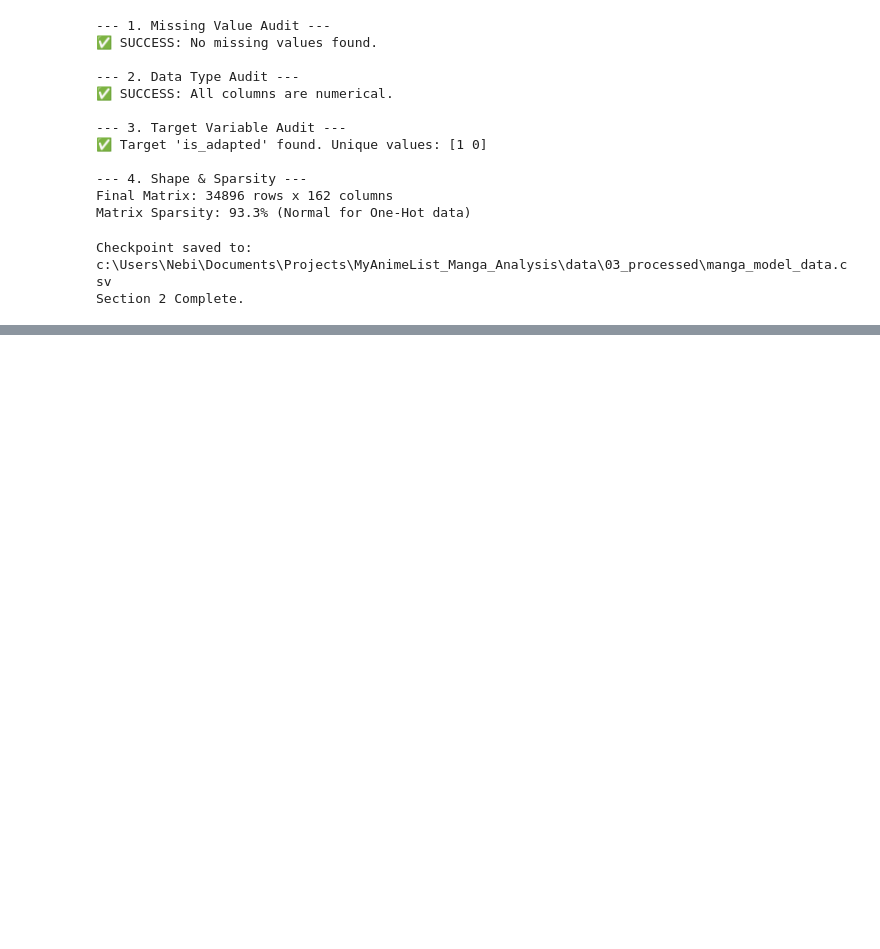
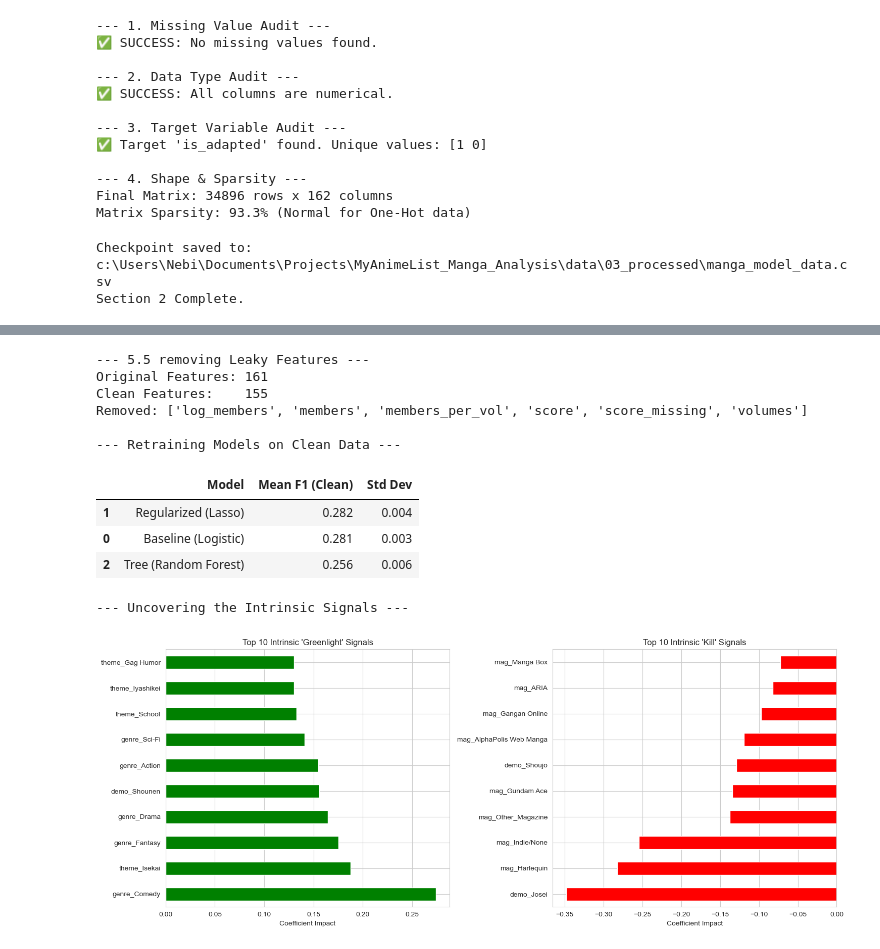
Before and after one commit to kennethyyoung/MyAnimeList_Manga_Analysis, a Jupyter notebook: notebooks/analysis.ipynb, the cells around one changed output, grey strips where cells are left out. Cells and saved outputs as stored; diff of their text form; code cells hidden in the pictures; blank space fills up the shorter version.

```diff
--- a/notebooks/analysis.ipynb
+++ b/notebooks/analysis.ipynb
@@ -1532,0 +1793,79 @@ Section 2 Complete.
+# %%
+print("--- 5.5 removing Leaky Features ---")
+
+# Remove anything related to Popularity, Quality (Score), or Longevity (Volumes)
+leaky_cols = [
+    'log_members', 'members', 'members_per_vol',
+    'score', 'score_missing',
+    'volumes'
+]
+
+# Ensure we only drop what exists
+drop_list = [c for c in leaky_cols if c in X.columns]
+X_clean = X.drop(columns=drop_list)
+
+print(f"Original Features: {X.shape[1]}")
+print(f"Clean Features:    {X_clean.shape[1]}")
+print(f"Removed: {drop_list}")
+
+
+print("\n--- Retraining Models on Clean Data ---")
+
+# We re-use the same model definitions, just fitting on X_clean
+clean_results = []
+
+for name, pipeline in models.items():
+    # Cross-Validate
+    scores = cross_val_score(pipeline, X_clean, y, cv=cv, scoring='f1', n_jobs=-1)
+
+    clean_results.append({
+        "Model": name,
+        "Mean F1 (Clean)": scores.mean(),
+        "Std Dev": scores.std()
+    })
+
+# Show the Drop in Performance
+clean_df = pd.DataFrame(clean_results).sort_values(by="Mean F1 (Clean)", ascending=False)
+display(clean_df.round(3))
+
+
+print("\n--- Uncovering the Intrinsic Signals ---")
+
+# We fit the Lasso model again on the CLEAN data to see what survives
+lasso_clean = models["Regularized (Lasso)"]
+lasso_clean.fit(X_clean, y)
+
+# Extract Coefficients
+clean_coefs = pd.Series(
+    lasso_clean.named_steps['clf'].coef_[0],
+    index=X_clean.columns
+)
+
+# Visualization
+fig, axes = plt.subplots(1, 2, figsize=(15, 6))
+
+# Plot A: Top Positive Signals (Intrinsic)
+clean_coefs.sort_values(ascending=False).head(10).plot(kind='barh', ax=axes[0], color='green')
+axes[0].set_title("Top 10 Intrinsic 'Greenlight' Signals")
+axes[0].set_xlabel("Coefficient Impact")
+
+# Plot B: Top Negative Signals (Intrinsic)
+clean_coefs.sort_values(ascending=True).head(10).plot(kind='barh', ax=axes[1], color='red')
+axes[1].set_title("Top 10 Intrinsic 'Kill' Signals")
+axes[1].set_xlabel("Coefficient Impact")
+
+plt.tight_layout()
+plt.show()
+# %% [output]
+--- 5.5 removing Leaky Features ---
+Original Features: 161
+Clean Features:    155
+Removed: ['log_members', 'members', 'members_per_vol', 'score', 'score_missing', 'volumes']
+
+--- Retraining Models on Clean Data ---
+|  | Model | Mean F1 (Clean) | Std Dev |
+| 1 | Regularized (Lasso) | 0.282 | 0.004 |
+| 0 | Baseline (Logistic) | 0.281 | 0.003 |
+| 2 | Tree (Random Forest) | 0.256 | 0.006 |
+--- Uncovering the Intrinsic Signals ---
+[figure, added]
```
Also changed, not shown: parts of 11 cells of this notebook.
